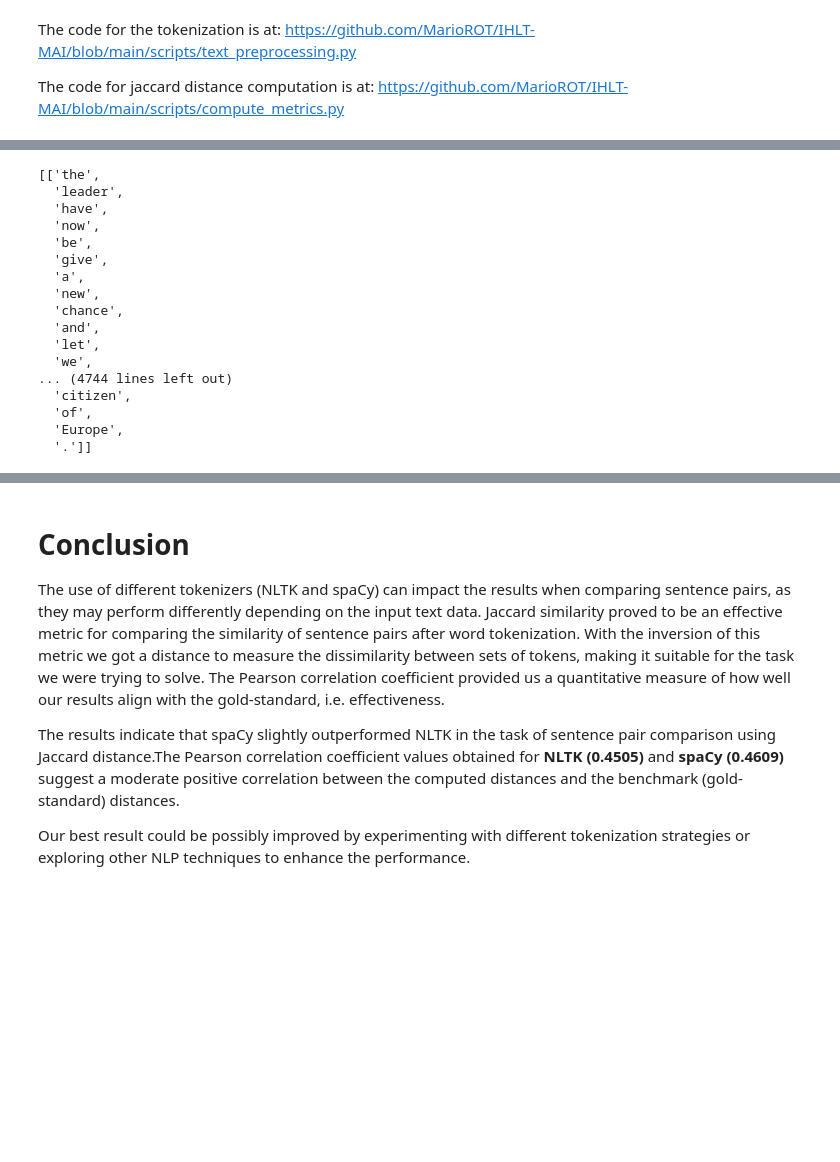
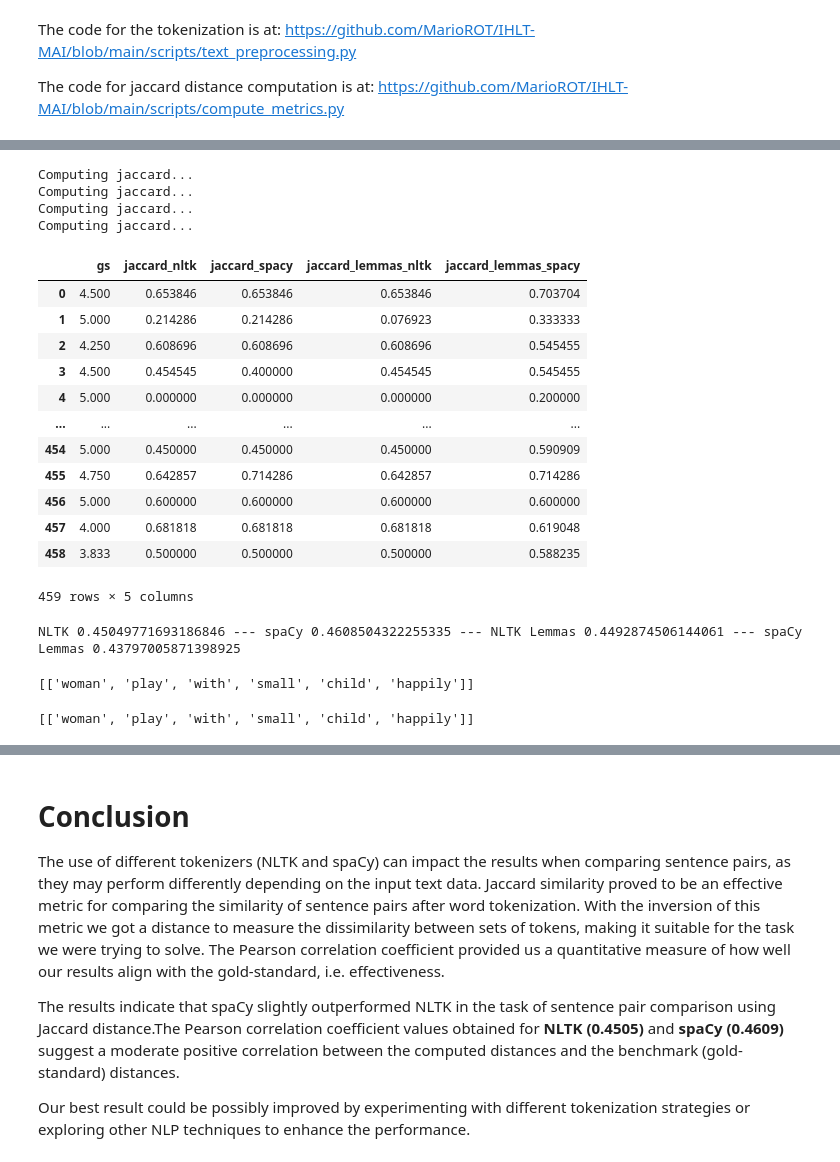
Before and after one commit to MarioROT/IHLT-MAI, a Jupyter notebook: Session3_MarioRosas_AlamLopez.ipynb, the cells around one changed output, grey strips where cells are left out. Drawn from its saved outputs; the diff is of its cells as text; code cells hidden in the pictures; blank space fills up the shorter version.

Commit message:
Results Lemmatization

```diff
--- a/Session3_MarioRosas_AlamLopez.ipynb
+++ b/Session3_MarioRosas_AlamLopez.ipynb
@@ -85,14 +85,19 @@ The code for the tokenization is at: https://github.com/MarioROT/IHLT-MAI/blob/m
 The code for jaccard distance computation is at: https://github.com/MarioROT/IHLT-MAI/blob/main/scripts/compute_metrics.py
 # %%
 tp = TextPreprocessing()
+# --Tokenization
+# NLTK tokenization
 dt[2] = tp.tokenize_data(list(dt[0]),'nltk')
 dt[3] = tp.tokenize_data(list(dt[1]),'nltk')
-cm_nltk = ComputeMetrics(dt[[2,3]].to_numpy(), ['jaccard'], 1)
-dt['jaccard_nltk'] = cm_nltk.do()['jaccard']
-
+# spaCy tokenization
 dt[4] = tp.tokenize_data(list(dt[0]),'spacy')
 dt[5] = tp.tokenize_data(list(dt[1]),'spacy')
 
-cm_spacy = ComputeMetrics(dt[[4,5]].to_numpy(), ['jaccard'], 1)
-dt['jaccard_spacy'] = cm_spacy.do()['jaccard']
+# --Lemmatization
+# NLTK lemmatization
+dt[6] = tp.lemmatize_data(list(dt[0]),'nltk')
+dt[7] = tp.lemmatize_data(list(dt[1]),'nltk')
+# spaCy lemmatization
+dt[8] = tp.lemmatize_data(list(dt[0]),'spacy')
+dt[9] = tp.lemmatize_data(list(dt[1]),'spacy')
 # %% [output]
@@ -101,20 +137,49 @@ Computing jaccard...
+# %%
+cm_nltk = ComputeMetrics(dt[[2,3]].to_numpy(), ['jaccard'], 1)
+dt['jaccard_nltk'] = cm_nltk.do()['jaccard']
+
+cm_spacy = ComputeMetrics(dt[[4,5]].to_numpy(), ['jaccard'], 1)
+dt['jaccard_spacy'] = cm_spacy.do()['jaccard']
+
+cm_spacy = ComputeMetrics(dt[[6,7]].to_numpy(), ['jaccard'], 1)
+dt['jaccard_lemmas_nltk'] = cm_spacy.do()['jaccard']
+
+cm_spacy = ComputeMetrics(dt[[7,8]].to_numpy(), ['jaccard'], 1)
+dt['jaccard_lemmas_spacy'] = cm_spacy.do()['jaccard']
+# %% [output]
+Computing jaccard...
+Computing jaccard...
+Computing jaccard...
+Computing jaccard...
+# %%
+dt[['gs','jaccard_nltk','jaccard_spacy','jaccard_lemmas_nltk','jaccard_lemmas_spacy']]
+# %% [output]
+|  | gs | jaccard_nltk | jaccard_spacy | jaccard_lemmas_nltk | jaccard_lemmas_spacy |
+| 0 | 4.500 | 0.653846 | 0.653846 | 0.653846 | 0.703704 |
+| 1 | 5.000 | 0.214286 | 0.214286 | 0.076923 | 0.333333 |
+| 2 | 4.250 | 0.608696 | 0.608696 | 0.608696 | 0.545455 |
+| 3 | 4.500 | 0.454545 | 0.400000 | 0.454545 | 0.545455 |
+| 4 | 5.000 | 0.000000 | 0.000000 | 0.000000 | 0.200000 |
+| ... | ... | ... | ... | ... | ... |
+| 454 | 5.000 | 0.450000 | 0.450000 | 0.450000 | 0.590909 |
+| 455 | 4.750 | 0.642857 | 0.714286 | 0.642857 | 0.714286 |
+| 456 | 5.000 | 0.600000 | 0.600000 | 0.600000 | 0.600000 |
+| 457 | 4.000 | 0.681818 | 0.681818 | 0.681818 | 0.619048 |
+| 458 | 3.833 | 0.500000 | 0.500000 | 0.500000 | 0.588235 |
+459 rows × 5 columns
+# %%
+p_nltk=pearsonr(dt['gs'], 1-dt['jaccard_nltk'])[0] # Calculating the pearson correlation between GS results and 1-Jaccard calculated dats
+p_spacy=pearsonr(dt['gs'], 1-dt['jaccard_spacy'])[0]
+p_l_nltk=pearsonr(dt['gs'], 1-dt['jaccard_lemmas_nltk'])[0]
+p_l_spacy=pearsonr(dt['gs'], 1-dt['jaccard_lemmas_spacy'])[0]
+print(f'NLTK {p_nltk} --- spaCy {p_spacy} --- NLTK Lemmas {p_l_nltk} --- spaCy Lemmas {p_l_spacy}')
+# %% [output]
+NLTK 0.45049771693186846 --- spaCy 0.4608504322255335 --- NLTK Lemmas 0.4492874506144061 --- spaCy Lemmas 0.43797005871398925
+# %%
+tp.lemmatize_data([words], 'nltk')
+# %% [output]
+[['woman', 'play', 'with', 'small', 'child', 'happily']]
 # %%
-tp.lemmatize_data(list(dt[0]),'spacy')
+tp.lemmatize_data([' '.join(words)], 'spacy')
 # %% [output]
-[['the',
-  'leader',
-  'have',
-  'now',
-  'be',
-  'give',
-  'a',
-  'new',
-  'chance',
-  'and',
-  'let',
-  'we',
-... (4744 lines left out)
-  'citizen',
-  'of',
-  'Europe',
-  '.']]
+[['woman', 'play', 'with', 'small', 'child', 'happily']]
```
Also changed, not shown: parts of 8 cells of this notebook.
